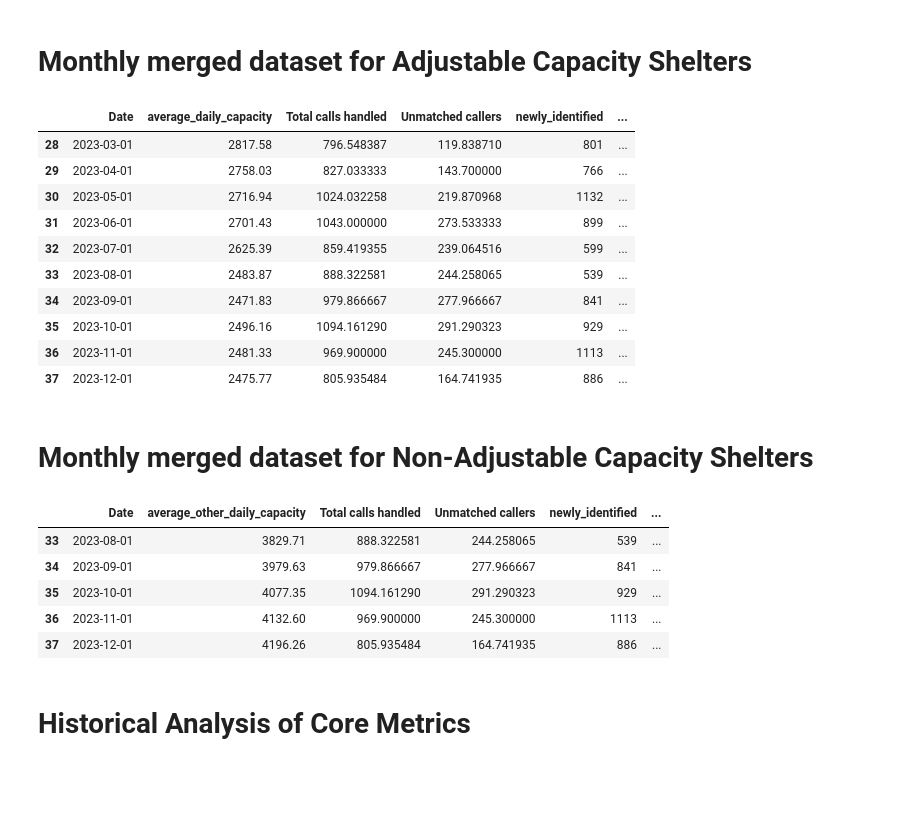
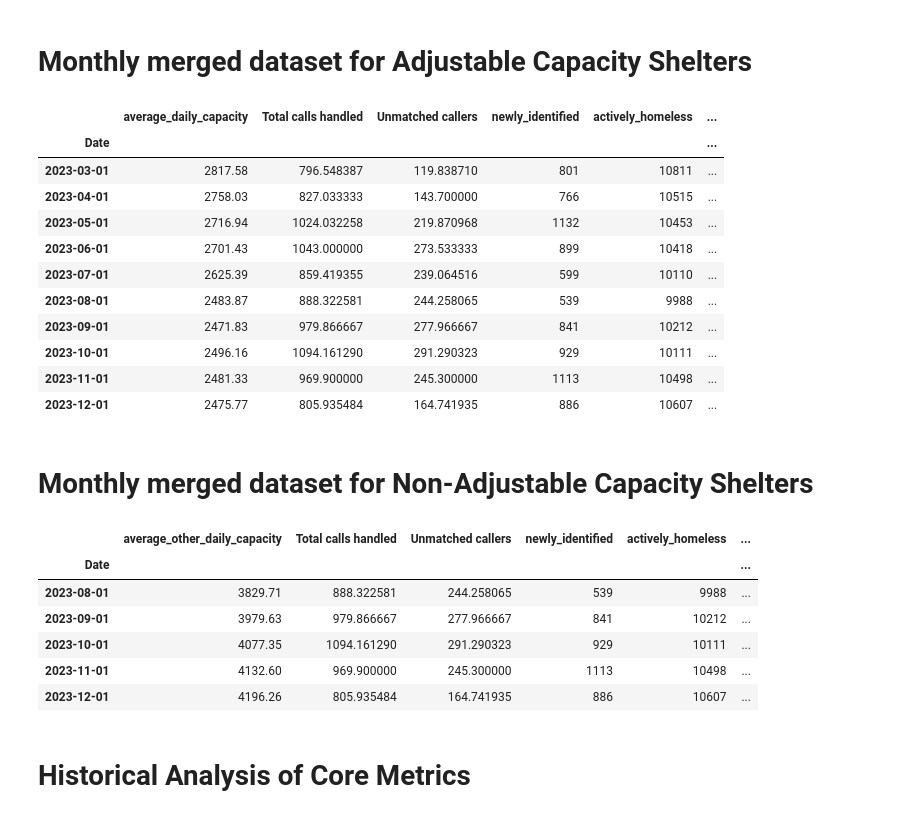
Before and after one commit to pendovka/Toronto-Shelter-Traffic, a Jupyter notebook: Shelter-Demand-Predictor.ipynb, the cells around one changed output. Cells and saved outputs as stored; diff of their text form; code cells hidden in the pictures; blank space fills up the shorter version.

```diff
--- a/Shelter-Demand-Predictor.ipynb
+++ b/Shelter-Demand-Predictor.ipynb
@@ -120,23 +120,26 @@ average_daily_capacity = average_daily_capacity.to_frame()
 # %%
 merged_calls_occupancy_flow_monthly = pd.merge(average_daily_capacity, merged_calls_flow_monthly, left_index=True, right_on='Date', how='inner')
 
 date_column = merged_calls_occupancy_flow_monthly['Date']
 merged_calls_occupancy_flow_monthly.drop(columns=['Date'], inplace=True)
 merged_calls_occupancy_flow_monthly.insert(0, 'Date', date_column)
+merged_calls_occupancy_flow_monthly.set_index('Date', inplace=True)
+
 
 merged_calls_occupancy_flow_monthly.tail(10)
 # %% [output]
-|  | Date | average_daily_capacity | Total calls handled | Unmatched callers | newly_identified | ... |
-| 28 | 2023-03-01 | 2817.58 | 796.548387 | 119.838710 | 801 | ... |
-| 29 | 2023-04-01 | 2758.03 | 827.033333 | 143.700000 | 766 | ... |
-| 30 | 2023-05-01 | 2716.94 | 1024.032258 | 219.870968 | 1132 | ... |
-| 31 | 2023-06-01 | 2701.43 | 1043.000000 | 273.533333 | 899 | ... |
-| 32 | 2023-07-01 | 2625.39 | 859.419355 | 239.064516 | 599 | ... |
-| 33 | 2023-08-01 | 2483.87 | 888.322581 | 244.258065 | 539 | ... |
-| 34 | 2023-09-01 | 2471.83 | 979.866667 | 277.966667 | 841 | ... |
-| 35 | 2023-10-01 | 2496.16 | 1094.161290 | 291.290323 | 929 | ... |
-| 36 | 2023-11-01 | 2481.33 | 969.900000 | 245.300000 | 1113 | ... |
-| 37 | 2023-12-01 | 2475.77 | 805.935484 | 164.741935 | 886 | ... |
+|  | average_daily_capacity | Total calls handled | Unmatched callers | newly_identified | actively_homeless | ... |
+| Date |  |  |  |  |  | ... |
+| 2023-03-01 | 2817.58 | 796.548387 | 119.838710 | 801 | 10811 | ... |
+| 2023-04-01 | 2758.03 | 827.033333 | 143.700000 | 766 | 10515 | ... |
+| 2023-05-01 | 2716.94 | 1024.032258 | 219.870968 | 1132 | 10453 | ... |
+| 2023-06-01 | 2701.43 | 1043.000000 | 273.533333 | 899 | 10418 | ... |
+| 2023-07-01 | 2625.39 | 859.419355 | 239.064516 | 599 | 10110 | ... |
+| 2023-08-01 | 2483.87 | 888.322581 | 244.258065 | 539 | 9988 | ... |
+| 2023-09-01 | 2471.83 | 979.866667 | 277.966667 | 841 | 10212 | ... |
+| 2023-10-01 | 2496.16 | 1094.161290 | 291.290323 | 929 | 10111 | ... |
+| 2023-11-01 | 2481.33 | 969.900000 | 245.300000 | 1113 | 10498 | ... |
+| 2023-12-01 | 2475.77 | 805.935484 | 164.741935 | 886 | 10607 | ... |
 # %%
 other_occupancy = concatenated_occupancy[concatenated_occupancy['OVERNIGHT_SERVICE_TYPE'] == 'Shelter'].copy()
 
@@ -170,15 +173,17 @@ merged_calls_other_flow_monthly = pd.merge(average_other_daily_capacity, merged_
 date_column = merged_calls_other_flow_monthly['Date']
 merged_calls_other_flow_monthly.drop(columns=['Date'], inplace=True)
 merged_calls_other_flow_monthly.insert(0, 'Date', date_column)
+merged_calls_other_flow_monthly.set_index('Date', inplace=True)
 
 merged_calls_other_flow_monthly.tail()
 # %% [output]
-|  | Date | average_other_daily_capacity | Total calls handled | Unmatched callers | newly_identified | ... |
-| 33 | 2023-08-01 | 3829.71 | 888.322581 | 244.258065 | 539 | ... |
-| 34 | 2023-09-01 | 3979.63 | 979.866667 | 277.966667 | 841 | ... |
-| 35 | 2023-10-01 | 4077.35 | 1094.161290 | 291.290323 | 929 | ... |
-| 36 | 2023-11-01 | 4132.60 | 969.900000 | 245.300000 | 1113 | ... |
-| 37 | 2023-12-01 | 4196.26 | 805.935484 | 164.741935 | 886 | ... |
+|  | average_other_daily_capacity | Total calls handled | Unmatched callers | newly_identified | actively_homeless | ... |
+| Date |  |  |  |  |  | ... |
+| 2023-08-01 | 3829.71 | 888.322581 | 244.258065 | 539 | 9988 | ... |
+| 2023-09-01 | 3979.63 | 979.866667 | 277.966667 | 841 | 10212 | ... |
+| 2023-10-01 | 4077.35 | 1094.161290 | 291.290323 | 929 | 10111 | ... |
+| 2023-11-01 | 4132.60 | 969.900000 | 245.300000 | 1113 | 10498 | ... |
+| 2023-12-01 | 4196.26 | 805.935484 | 164.741935 | 886 | 10607 | ... |
 # %% [markdown]
 # Historical Analysis of Core Metrics
 # %%
```
Also changed, not shown: parts of 5 cells of this notebook.
